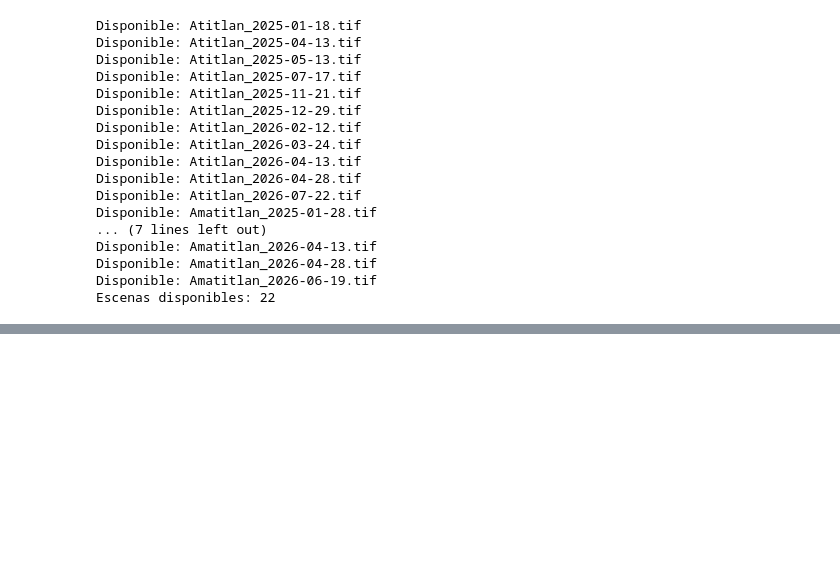
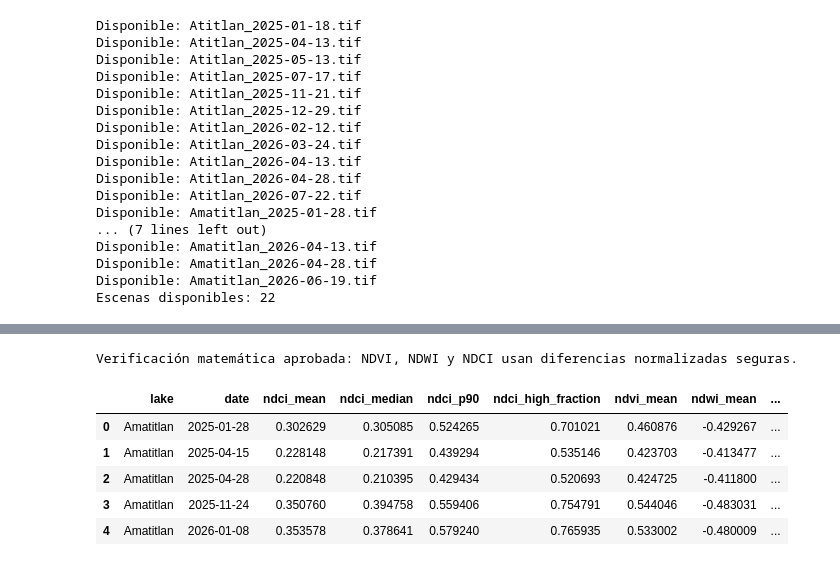
Before and after one commit to DavidDominguez-11/DS-Lab1, a Jupyter notebook: Lab4.ipynb, the cells around one changed output, grey strips where cells are left out. Saved outputs shown, nothing was run; the diff lists cells and outputs as text; code cells hidden in the pictures; blank space fills up the shorter version.

```diff
--- a/Lab4.ipynb
+++ b/Lab4.ipynb
@@ -184,0 +238,27 @@ Escenas disponibles: 22
+# %%
+# Verificación local de fórmulas y manejo de división por cero.
+a = np.array([[0.2, 0.0]], dtype=np.float32)
+b = np.array([[0.4, 0.0]], dtype=np.float32)
+assert np.isclose(safe_normalized_difference(b, a)[0, 0], 1 / 3)
+assert np.isnan(safe_normalized_difference(b, a)[0, 1])
+print("Verificación matemática aprobada: NDVI, NDWI y NDCI usan diferencias normalizadas seguras.")
+# %% [output]
+Verificación matemática aprobada: NDVI, NDWI y NDCI usan diferencias normalizadas seguras.
+# %%
+records = []
+processed = {}
+for lake_name, date_text, path in scene_files:
+    indices = read_scene(path, lake_name)
+    processed[(lake_name, date_text)] = indices
+    records.append(summarize_scene(indices, lake_name, date_text))
+
+summary = pd.DataFrame(records).sort_values(["lake", "date"]).reset_index(drop=True)
+summary.to_csv(DATA_DIR / "resumen_indices_por_fecha.csv", index=False)
+summary.head()
+# %% [output]
+|  | lake | date | ndci_mean | ndci_median | ndci_p90 | ndci_high_fraction | ndvi_mean | ndwi_mean | ... |
+| 0 | Amatitlan | 2025-01-28 | 0.302629 | 0.305085 | 0.524265 | 0.701021 | 0.460876 | -0.429267 | ... |
+| 1 | Amatitlan | 2025-04-15 | 0.228148 | 0.217391 | 0.439294 | 0.535146 | 0.423703 | -0.413477 | ... |
+| 2 | Amatitlan | 2025-04-28 | 0.220848 | 0.210395 | 0.429434 | 0.520693 | 0.424725 | -0.411800 | ... |
+| 3 | Amatitlan | 2025-11-24 | 0.350760 | 0.394758 | 0.559406 | 0.754791 | 0.544046 | -0.483031 | ... |
+| 4 | Amatitlan | 2026-01-08 | 0.353578 | 0.378641 | 0.579240 | 0.765935 | 0.533002 | -0.480009 | ... |
```
Also changed, not shown: parts of 4 cells of this notebook.
